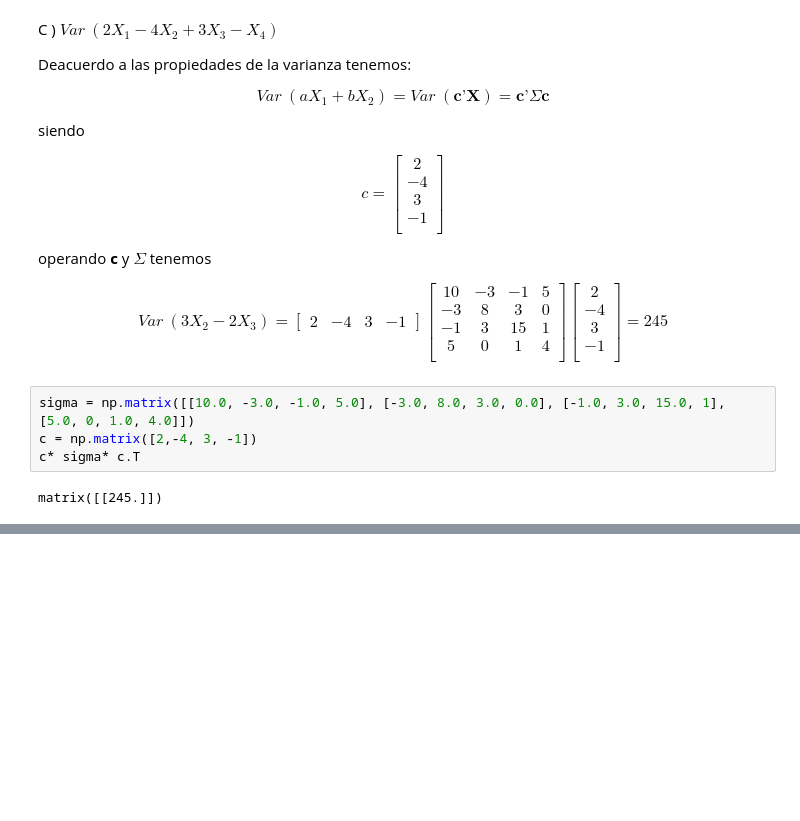
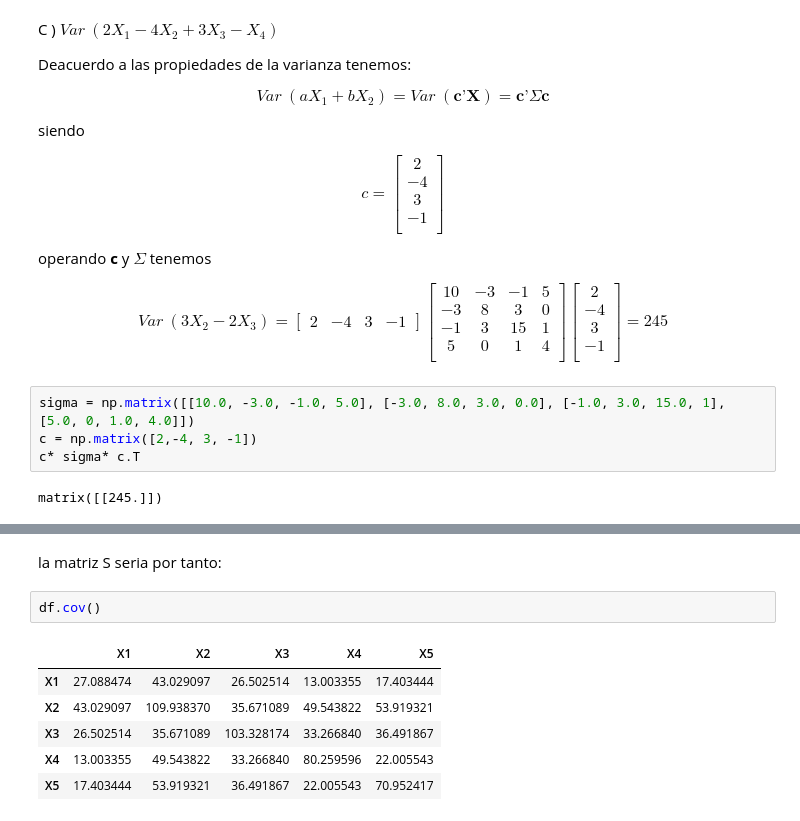
Before and after one commit to aldojda/MultivariateStatistics, a Jupyter notebook: MEM_Tarea_2.ipynb, the cells around one changed output, grey strips where cells are left out. Drawn from its saved outputs; the diff is of its cells as text; blank space fills up the shorter version.

```diff
--- a/MEM_Tarea_2.ipynb
+++ b/MEM_Tarea_2.ipynb
@@ -338,0 +565,11 @@ matrix([[245.]])
+# %% [markdown]
+la matriz S seria por tanto:
+# %%
+df.cov()
+# %% [output]
+|  | X1 | X2 | X3 | X4 | X5 |
+| X1 | 27.088474 | 43.029097 | 26.502514 | 13.003355 | 17.403444 |
+| X2 | 43.029097 | 109.938370 | 35.671089 | 49.543822 | 53.919321 |
+| X3 | 26.502514 | 35.671089 | 103.328174 | 33.266840 | 36.491867 |
+| X4 | 13.003355 | 49.543822 | 33.266840 | 80.259596 | 22.005543 |
+| X5 | 17.403444 | 53.919321 | 36.491867 | 22.005543 | 70.952417 |
```
Also changed, not shown: parts of 28 cells of this notebook.
